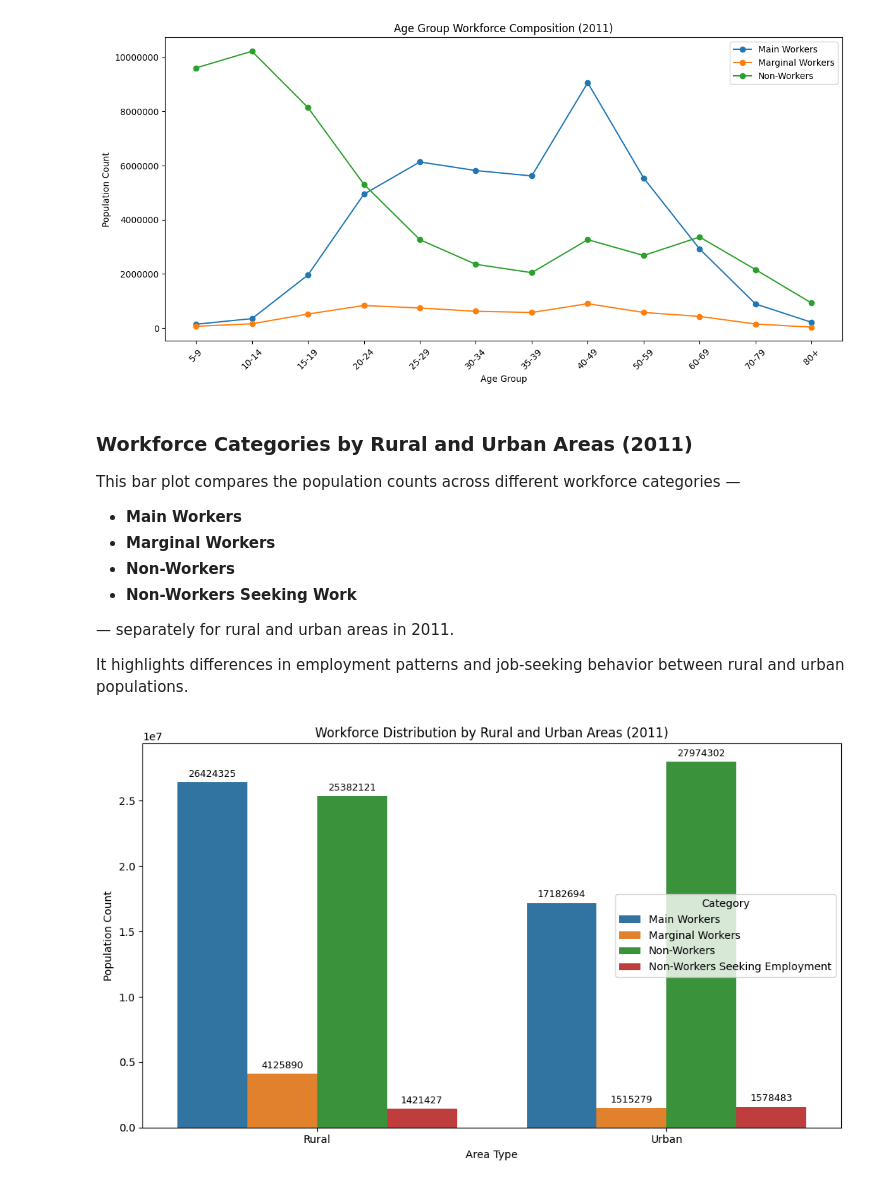
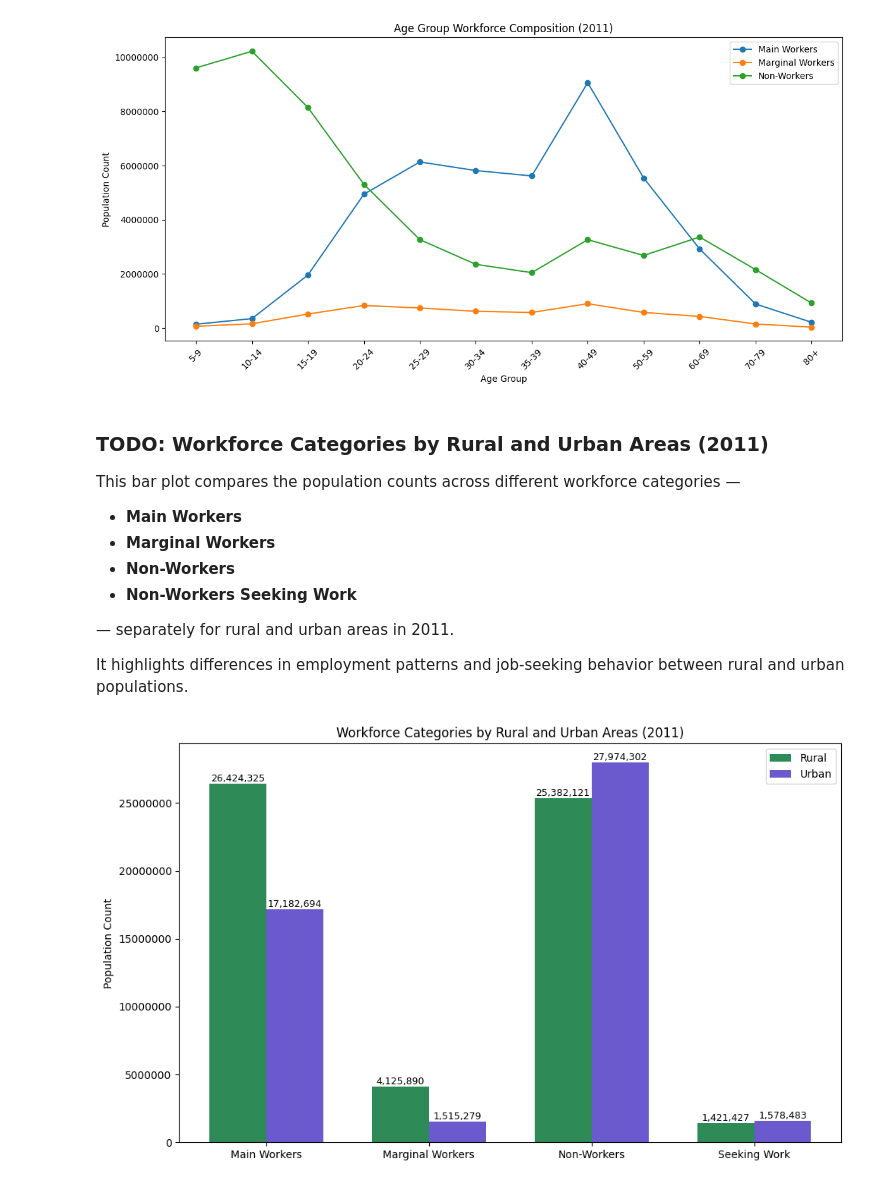
Before and after one commit to MrSaltyFish/census-data-analytics, a Jupyter notebook: Maharashtra_Comparison.ipynb, the cells around one changed output. Cells and saved outputs as stored; diff of their text form; code cells hidden in the pictures.

```diff
--- a/Maharashtra_Comparison.ipynb
+++ b/Maharashtra_Comparison.ipynb
@@ -518,7 +558,7 @@ plot_age_group(age_workforce_11, 2011, encoded_age_groups_sorted, decoded_age_gr
 [figure]
 [figure]
 # %% [markdown]
-### Workforce Categories by Rural and Urban Areas (2011)
+### TODO: Workforce Categories by Rural and Urban Areas (2011)
 
 This bar plot compares the population counts across different workforce categories —
 
@@ -530,22 +570,61 @@ This bar plot compares the population counts across different workforce categori
 — separately for rural and urban areas in 2011.
 
 It highlights differences in employment patterns and job-seeking behavior between rural and urban populations.
-# %%
-import matplotlib.pyplot as plt
-import seaborn as sns
-
-# Plot
-plt.figure(figsize=(10,6))
-ax = sns.barplot(data=df_melt, x='Total_Rural_Urban', y='Count', hue='Category')
-
-# Add value labels on top of each bar
-for container in ax.containers:
-    ax.bar_label(container, fmt='%.0f', label_type='edge', fontsize=9, padding=3)
-
-plt.title('Workforce Distribution by Rural and Urban Areas (2011)')
-plt.xlabel('Area Type')
-plt.ylabel('Population Count')
-plt.tight_layout()
-plt.show()
-# %% [output]
-[figure, removed]
+# %%
+# Get the LabelEncoder for Area_Name in 2011
+le_area_11 = encoders['Total_Rural_Urban_11']
+
+# Decode to find encoded values for 'Rural' and 'Urban'
+rural_code = le_area_11.transform(['Rural'])[0]
+urban_code = le_area_11.transform(['Urban'])[0]
+
+# Define workforce categories
+categories = ['Main Workers', 'Marginal Workers', 'Non-Workers', 'Seeking Work']
+
+# Values for 2011 rural and urban using decoded label codes
+rural = [
+    age_workforce_11[age_workforce_11['Total_Rural_Urban'] == rural_code]['Main_Workers_Persons'].sum(),
+    age_workforce_11[age_workforce_11['Total_Rural_Urban'] == rural_code]['Marginal_0_to_6_Persons'].sum(),
+    age_workforce_11[age_workforce_11['Total_Rural_Urban'] == rural_code]['Non_Workers_Total_Persons'].sum(),
+    age_workforce_11[age_workforce_11['Total_Rural_Urban'] == rural_code]['Non_Workers_Seeking_Persons'].sum()
+]
+
+urban = [
+    age_workforce_11[age_workforce_11['Total_Rural_Urban'] == urban_code]['Main_Workers_Persons'].sum(),
+    age_workforce_11[age_workforce_11['Total_Rural_Urban'] == urban_code]['Marginal_0_to_6_Persons'].sum(),
+    age_workforce_11[age_workforce_11['Total_Rural_Urban'] == urban_code]['Non_Workers_Total_Persons'].sum(),
+    age_workforce_11[age_workforce_11['Total_Rural_Urban'] == urban_code]['Non_Workers_Seeking_Persons'].sum()
+]
+
+# Plotting
+x = np.arange(len(categories))
+width = 0.35
+
+fig, ax = plt.subplots(figsize=(10,6))
+
+bars_rural = ax.bar(x - width/2, rural, width, label='Rural', color='seagreen')
+bars_urban = ax.bar(x + width/2, urban, width, label='Urban', color='slateblue')
+
+def add_labels(bars):
+    for bar in bars:
+        height = bar.get_height()
+        ax.text(bar.get_x() + bar.get_width()/2, height, f'{int(height):,}',
+                ha='center', va='bottom', fontsize=9)
+
+add_labels(bars_rural)
+add_labels(bars_urban)
+
+ax.set_xticks(x)
+ax.set_xticklabels(categories)
+ax.set_ylabel('Population Count')
+ax.set_title('Workforce Categories by Rural and Urban Areas (2011)')
+ax.legend()
+
+# Format Y-axis as plain numbers
+ax.yaxis.set_major_formatter(ScalarFormatter(useMathText=False))
+ax.ticklabel_format(style='plain', axis='y')
+
+plt.tight_layout()
+plt.show()
+# %% [output]
+[figure, added]
```
Also changed, not shown: parts of 14 cells of this notebook.
